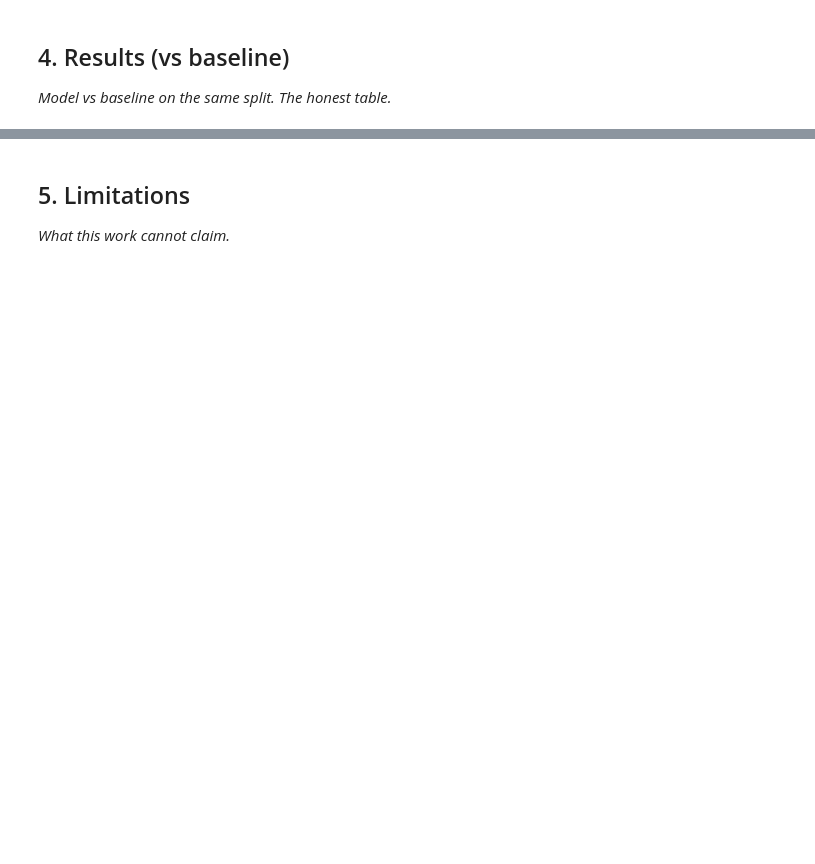
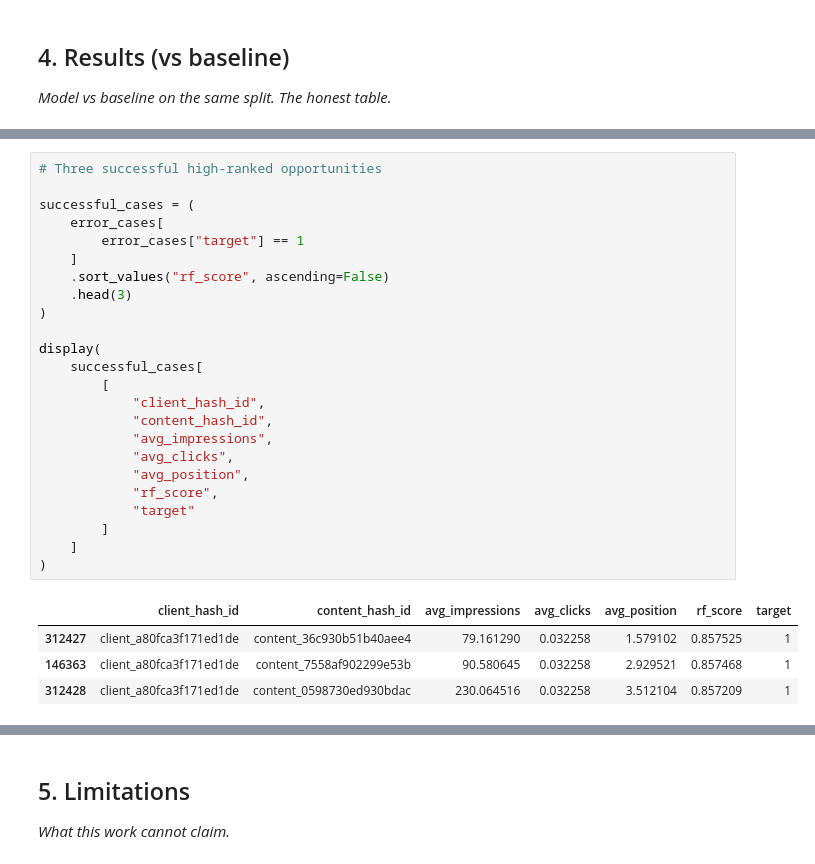
Before and after one commit to boddulavinaykumar6-stack/Flyrank-ML-Internship, a Jupyter notebook: work/notebooks/capstone.ipynb, the cells around one changed output, grey strips where cells are left out. Drawn from its saved outputs; the diff is of its cells as text; blank space fills up the shorter version.

```diff
--- a/work/notebooks/capstone.ipynb
+++ b/work/notebooks/capstone.ipynb
@@ -24,0 +736,29 @@ This skeleton is yours to fill. Work the sections **in order** — each one has
+# %%
+# Three successful high-ranked opportunities
+
+successful_cases = (
+    error_cases[
+        error_cases["target"] == 1
+    ]
+    .sort_values("rf_score", ascending=False)
+    .head(3)
+)
+
+display(
+    successful_cases[
+        [
+            "client_hash_id",
+            "content_hash_id",
+            "avg_impressions",
+            "avg_clicks",
+            "avg_position",
+            "rf_score",
+            "target"
+        ]
+    ]
+)
+# %% [output]
+|  | client_hash_id | content_hash_id | avg_impressions | avg_clicks | avg_position | rf_score | target |
+| 312427 | client_a80fca3f171ed1de | content_36c930b51b40aee4 | 79.161290 | 0.032258 | 1.579102 | 0.857525 | 1 |
+| 146363 | client_a80fca3f171ed1de | content_7558af902299e53b | 90.580645 | 0.032258 | 2.929521 | 0.857468 | 1 |
+| 312428 | client_a80fca3f171ed1de | content_0598730ed930bdac | 230.064516 | 0.032258 | 3.512104 | 0.857209 | 1 |
```
Also changed, not shown: parts of 13 cells of this notebook.
